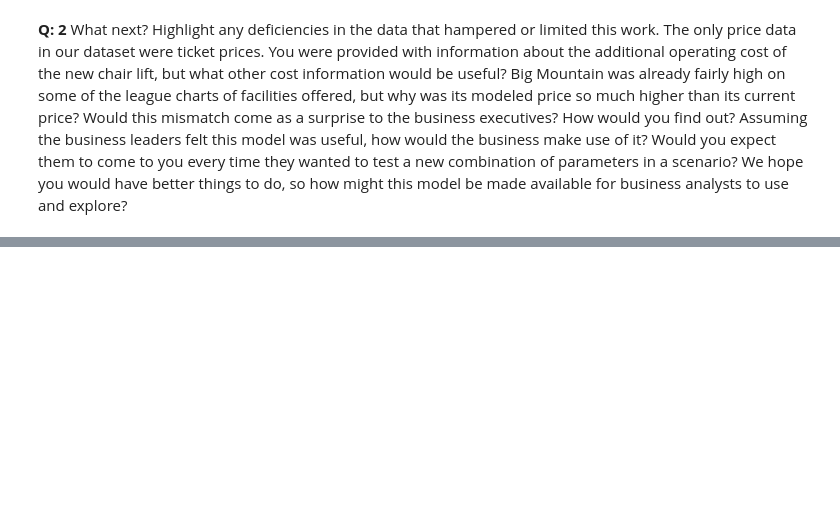
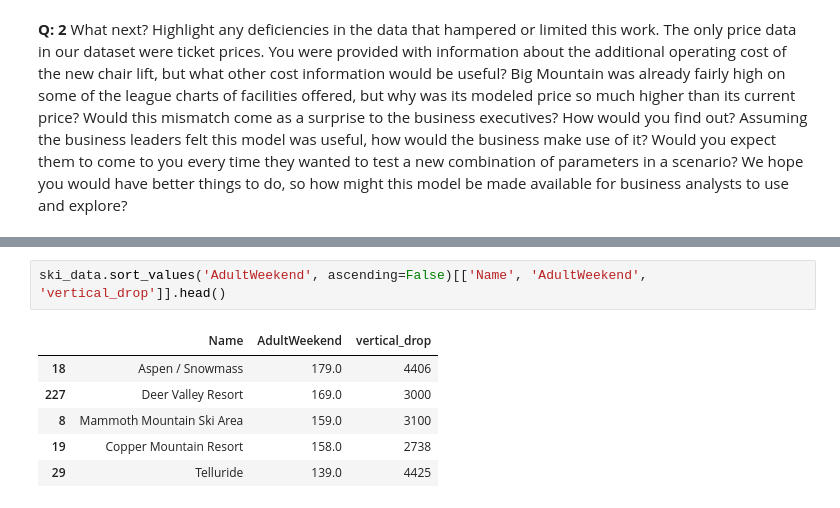
Before and after one commit to clewis53/DataScienceGuidedCapstone, a Jupyter notebook: Notebooks/05_modeling.ipynb, the cells around one changed output, grey strips where cells are left out. Saved outputs shown, nothing was run; the diff lists cells and outputs as text; blank space fills up the shorter version.

```diff
--- a/Notebooks/05_modeling.ipynb
+++ b/Notebooks/05_modeling.ipynb
@@ -410,0 +456,9 @@ No difference whatsoever. Although the longest run feature was used in the linea
+# %%
+ski_data.sort_values('AdultWeekend', ascending=False)[['Name', 'AdultWeekend', 'vertical_drop']].head()
+# %% [output]
+|  | Name | AdultWeekend | vertical_drop |
+| 18 | Aspen / Snowmass | 179.0 | 4406 |
+| 227 | Deer Valley Resort | 169.0 | 3000 |
+| 8 | Mammoth Mountain Ski Area | 159.0 | 3100 |
+| 19 | Copper Mountain Resort | 158.0 | 2738 |
+| 29 | Telluride | 139.0 | 4425 |
```
Also changed, not shown: parts of 17 cells of this notebook.
